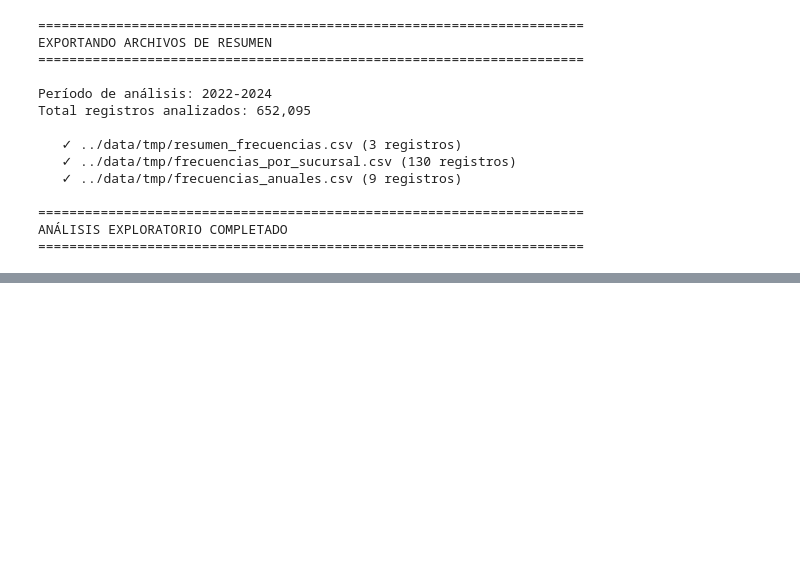
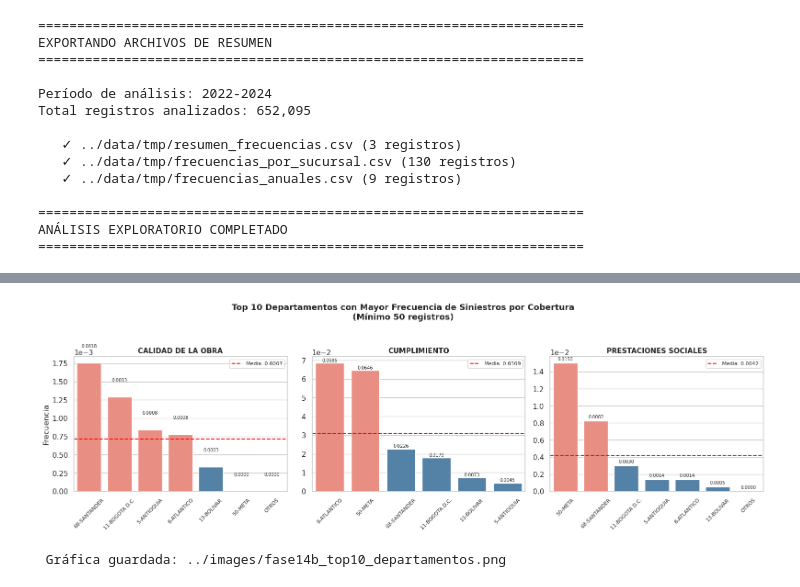
Before and after one commit to RiemannIntegrable/credibilidad-proyecto-final, a Jupyter notebook: notebooks/modelacion_frecuencia.ipynb, the cells around one changed output, grey strips where cells are left out. Saved outputs shown, nothing was run; the diff lists cells and outputs as text; code cells hidden in the pictures; blank space fills up the shorter version.

```diff
--- a/notebooks/modelacion_frecuencia.ipynb
+++ b/notebooks/modelacion_frecuencia.ipynb
@@ -2543,0 +2656,52 @@ ANÁLISIS EXPLORATORIO COMPLETADO
+# %%
+# Gráfica 14B.3: Top departamentos con mayor frecuencia (por amparo)
+fig, axes = plt.subplots(1, 3, figsize=(16, 5))
+
+for idx, amparo in enumerate(sorted(freq_depto['AMPARO'].unique())):
+    ax = axes[idx]
+
+    data_amparo = freq_depto[freq_depto['AMPARO'] == amparo].copy()
+
+    # Filtrar departamentos con al menos 50 registros para estabilidad
+    data_amparo = data_amparo[data_amparo['n_expuestos'] >= 50]
+    data_amparo = data_amparo.sort_values('frecuencia', ascending=False).head(10)
+
+    if len(data_amparo) > 0:
+        # Colores basados en si está sobre o bajo la media
+        media_freq = data_amparo['frecuencia'].mean()
+        colors = ['salmon' if f > media_freq else 'steelblue'
+                  for f in data_amparo['frecuencia']]
+
+        bars = sns.barplot(data=data_amparo, x='DEPARTAMENTO', y='frecuencia',
+                          palette=colors, ax=ax)
+
+        ax.axhline(y=media_freq, color='red', linestyle='--',
+                   linewidth=1.5, label=f'Media: {media_freq:.4f}')
+
+        # Rotar etiquetas
+        ax.tick_params(axis='x', rotation=45, labelsize=8)
+
+        # Añadir valores sobre barras
+        for i, (_, row) in enumerate(data_amparo.iterrows()):
+            ax.text(i, row['frecuencia'] + 0.0002, f"{row['frecuencia']:.4f}",
+                   ha='center', va='bottom', fontsize=7, rotation=0)
+
+        ax.set_title(f'{amparo}', fontsize=11, fontweight='bold')
+        ax.set_xlabel('')
+        ax.set_ylabel('Frecuencia' if idx == 0 else '')
+        ax.legend(fontsize=8)
+        ax.ticklabel_format(axis='y', style='sci', scilimits=(0,0))
+    else:
+        ax.text(0.5, 0.5, 'Sin datos\nsuficientes', ha='center', va='center')
+        ax.set_title(f'{amparo}', fontsize=11)
+
+plt.suptitle('Top 10 Departamentos con Mayor Frecuencia de Siniestros por Cobertura\n(Mínimo 50 registros)',
+             fontsize=13, fontweight='bold', y=1.02)
+plt.tight_layout()
+plt.savefig('../images/fase14b_top10_departamentos.png', dpi=150, bbox_inches='tight')
+plt.show()
+
+print("\n Gráfica guardada: ../images/fase14b_top10_departamentos.png")
+# %% [output]
+[figure, added]
+ Gráfica guardada: ../images/fase14b_top10_departamentos.png
```
Also changed, not shown: parts of 23 cells of this notebook, 2 other files.
